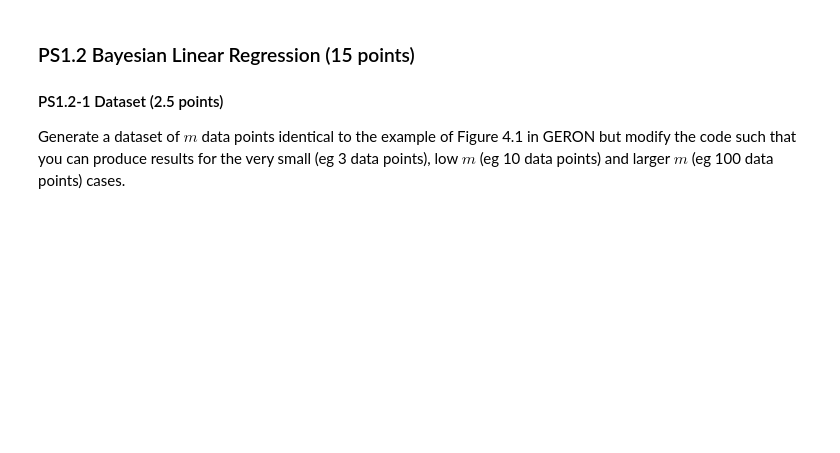
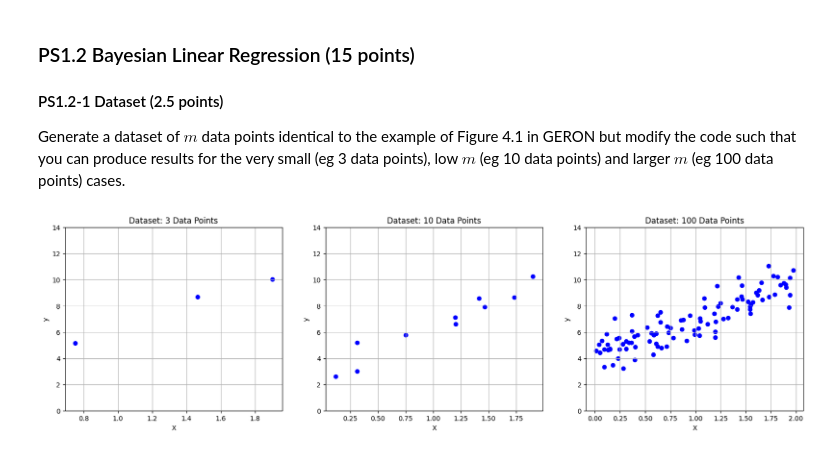
Before and after one commit to TNorsang/CS370-assignments, a Jupyter notebook: midterm-take-home/take-home.ipynb, the cells around one changed output. Cells and saved outputs as stored; diff of their text form; code cells hidden in the pictures; blank space fills up the shorter version.

```diff
--- a/midterm-take-home/take-home.ipynb
+++ b/midterm-take-home/take-home.ipynb
@@ -155,13 +224,60 @@ m, Mean, Variance
 #### PS1.2-1 Dataset (2.5 points)
 
 Generate a dataset of $m$ data points identical to the example of Figure 4.1 in GERON but modify the code such that you can produce results for the very small (eg 3 data points), low $m$ (eg 10 data points) and larger $m$ (eg 100 data points) cases.
-# %%
-import numpy as np
-
-np.random.seed(42)  # to make this code example reproducible
-m = 100  # number of instances
-X = 2 * np.random.rand(m, 1)  # column vector
-y = 4 + 3 * X + np.random.randn(m, 1)  # column vector
+# %%
+import numpy as np
+import matplotlib.pyplot as plt
+
+def generate_dataset(m):
+    """
+    Generates a dataset of matrix X, Target y
+
+    Parameters & Return Variables.
+
+    Parameter Variables:
+    - m: int showcasing the num of instances
+
+    Return Variables:
+    - X: the features matrix
+    - y: the target vector
+    """
+    np.random.seed(42)
+    X = 2 * np.random.rand(m, 1)
+    y = 4 + 3 * X + np.random.randn(m, 1)
+    return X, y
+
+def plot_datasets(datasets):
+    """
+    Plotting in 3 axes datasets in 1 figure.
+
+    Parameter Variables:
+    - datasets: dataset labels and values are tuples of (X, y).
+    Return Variables:
+    None.
+    """
+    plt.figure(figsize=(20, 5))
+
+    for i, (label, (X, y)) in enumerate(datasets.items(), 1):
+        plt.subplot(1, len(datasets), i)
+        plt.scatter(X, y, c='blue')
+        plt.title(f"Dataset: {label}")
+        plt.xlabel("X")
+        plt.ylabel("y")
+        plt.grid(True)
+        plt.ylim(0, 14)
+
+    plt.show()
+
+
+datasets = {
+    '3 Data Points': generate_dataset(3),
+    '10 Data Points': generate_dataset(10),
+    '100 Data Points': generate_dataset(100)
+}
+
+plot_datasets(datasets)
+# %% [output]
+[figure, added]
 # %% [markdown]
 #### PS1.2-2 Bayesian  Regression  (12.5 points)
 
```
Also changed, not shown: parts of 9 cells of this notebook.
